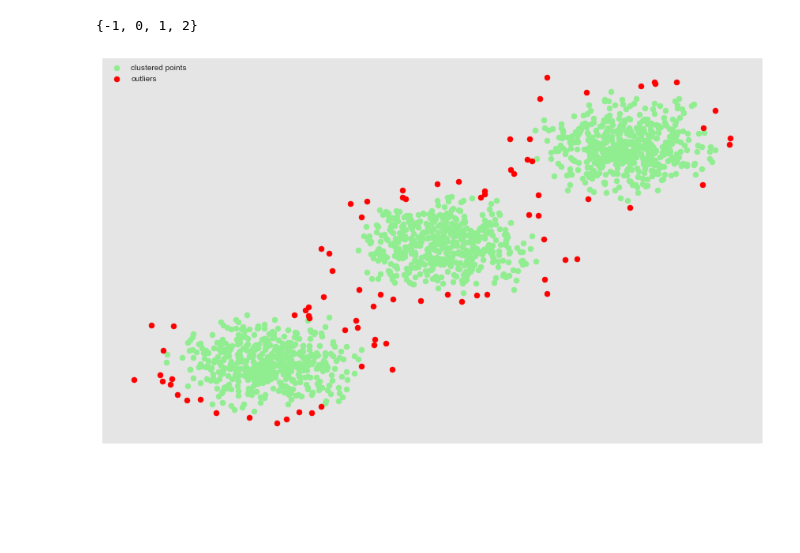
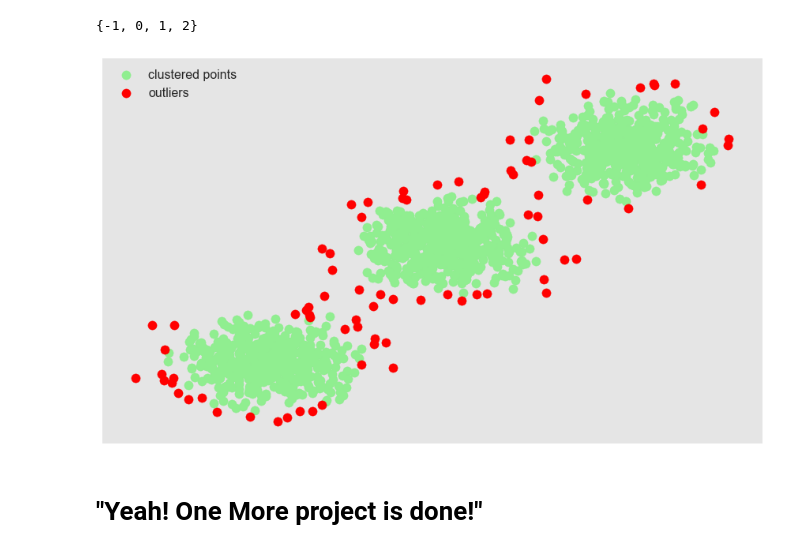
Before and after one commit to HarshitDawar55/Machine_And_Deep_Learning, a Jupyter notebook: Projects/Machine_Learning_Projects/Density_Based_Clustering/Density_Based_Clustering(DBSCAN).ipynb, the cells around one changed output. Saved outputs shown, nothing was run; the diff lists cells and outputs as text; code cells hidden in the pictures; blank space fills up the shorter version.

Commit message:
Completed the project!

```diff
--- a/Projects/Machine_Learning_Projects/Density_Based_Clustering/Density_Based_Clustering(DBSCAN).ipynb
+++ b/Projects/Machine_Learning_Projects/Density_Based_Clustering/Density_Based_Clustering(DBSCAN).ipynb
@@ -64,13 +72,14 @@ colors = plt.cm.Spectral(np.linspace(0, 1, len(unique_value)))
 l = density_based_clustering.labels_
 # %%
 plt.figure(figsize=(15,9))
-
-
+plt.style.use("seaborn-poster")
 plt.scatter(X[l != -1, 0], X[l != -1, 1], c = "lightgreen", alpha=1, label = "clustered points")
 plt.scatter(X[l == -1, 0], X[l == -1, 1], c = "red", alpha=1, label = "outliers")
 plt.legend()
 plt.xticks([])
 plt.yticks([])
 plt.show()
 # %% [output]
-[figure, old version]
+[figure, new version]
+# %% [markdown]
+# "Yeah! One More project is done!"
```
Also changed, not shown: parts of 4 cells of this notebook.
